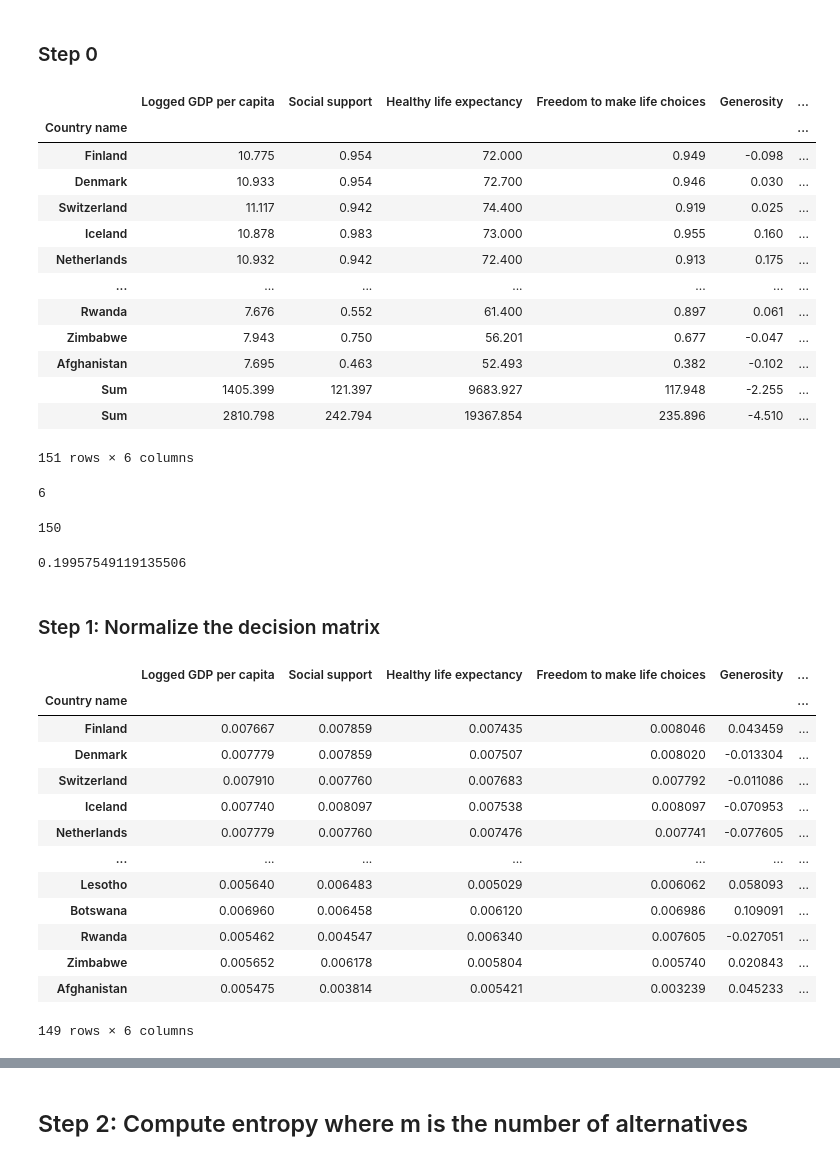
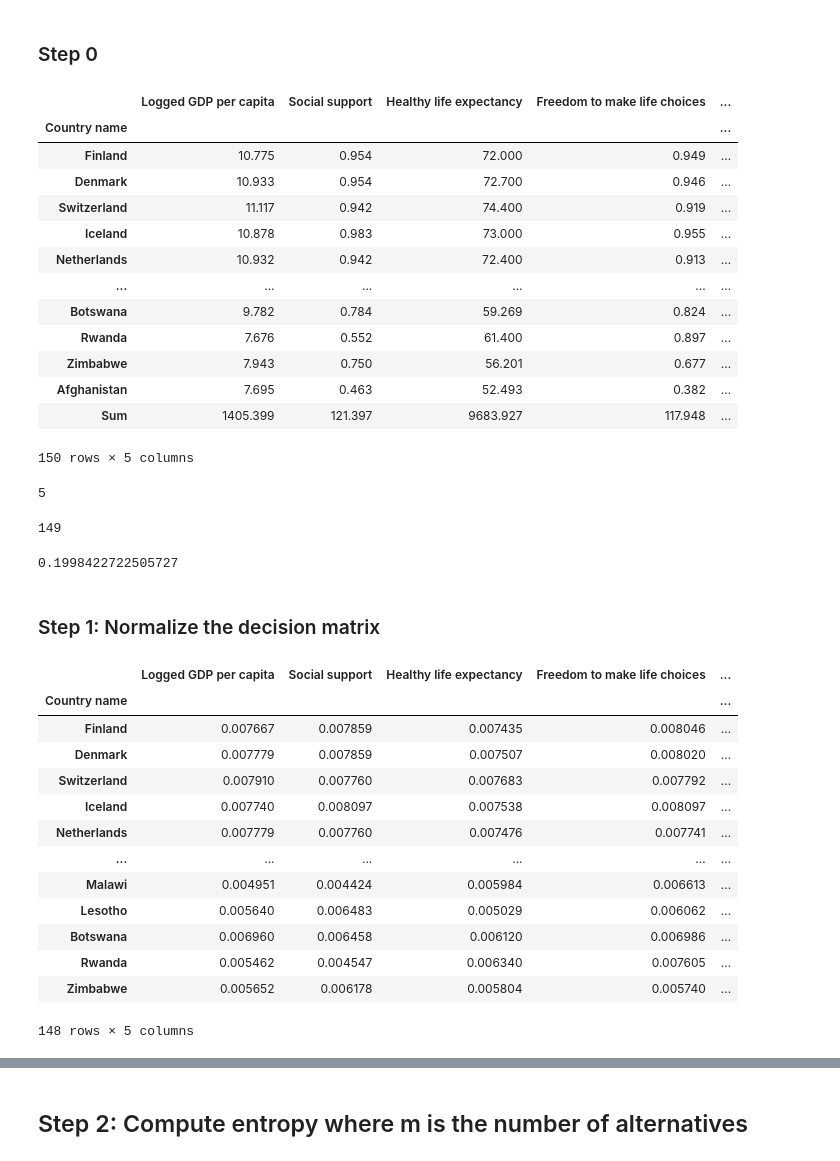
Before and after one commit to belkisbaccar/Decision-Support-System, a Jupyter notebook: MCDM.ipynb, the cells around one changed output, grey strips where cells are left out. Cells and saved outputs as stored; diff of their text form; code cells hidden in the pictures.

```diff
--- a/MCDM.ipynb
+++ b/MCDM.ipynb
@@ -72,41 +79,41 @@ df
 # %%
 Sum = df.sum(axis = 0)
 Sum = Sum.rename("Sum")
-df = df.append(Sum,ignore_index=False)
-df
+df0 = df.append(Sum,ignore_index=False)
+df0
 # %% [output]
-|  | Logged GDP per capita | Social support | Healthy life expectancy | Freedom to make life choices | Generosity | ... |
-| Country name |  |  |  |  |  | ... |
-| Finland | 10.775 | 0.954 | 72.000 | 0.949 | -0.098 | ... |
-| Denmark | 10.933 | 0.954 | 72.700 | 0.946 | 0.030 | ... |
-| Switzerland | 11.117 | 0.942 | 74.400 | 0.919 | 0.025 | ... |
-| Iceland | 10.878 | 0.983 | 73.000 | 0.955 | 0.160 | ... |
-| Netherlands | 10.932 | 0.942 | 72.400 | 0.913 | 0.175 | ... |
-| ... | ... | ... | ... | ... | ... | ... |
-| Rwanda | 7.676 | 0.552 | 61.400 | 0.897 | 0.061 | ... |
-| Zimbabwe | 7.943 | 0.750 | 56.201 | 0.677 | -0.047 | ... |
-| Afghanistan | 7.695 | 0.463 | 52.493 | 0.382 | -0.102 | ... |
-| Sum | 1405.399 | 121.397 | 9683.927 | 117.948 | -2.255 | ... |
-| Sum | 2810.798 | 242.794 | 19367.854 | 235.896 | -4.510 | ... |
+|  | Logged GDP per capita | Social support | Healthy life expectancy | Freedom to make life choices | ... |
+| Country name |  |  |  |  | ... |
+| Finland | 10.775 | 0.954 | 72.000 | 0.949 | ... |
+| Denmark | 10.933 | 0.954 | 72.700 | 0.946 | ... |
+| Switzerland | 11.117 | 0.942 | 74.400 | 0.919 | ... |
+| Iceland | 10.878 | 0.983 | 73.000 | 0.955 | ... |
+| Netherlands | 10.932 | 0.942 | 72.400 | 0.913 | ... |
+| ... | ... | ... | ... | ... | ... |
+| Botswana | 9.782 | 0.784 | 59.269 | 0.824 | ... |
+| Rwanda | 7.676 | 0.552 | 61.400 | 0.897 | ... |
+| Zimbabwe | 7.943 | 0.750 | 56.201 | 0.677 | ... |
+| Afghanistan | 7.695 | 0.463 | 52.493 | 0.382 | ... |
+| Sum | 1405.399 | 121.397 | 9683.927 | 117.948 | ... |
-151 rows × 6 columns
+150 rows × 5 columns
 # %%
 #n the number of criteria
 n = df.shape[1]
 n
 # %% [output]
-6
+5
 # %%
 # m the number of alternatives
 m = df.shape[0]
 m
 # %% [output]
-150
+149
 # %%
 # k which is 1/ln(m)
 k = 1/ np.log(m)
 k
 # %% [output]
-0.19957549119135506
+0.1998422722505727
 # %% [markdown]
 ### Step 1: Normalize the decision matrix
 # %%
@@ -116,20 +123,20 @@ df1.drop(df1.tail(1).index,inplace=True)
 df1 = df1 / Sum
 df1
 # %% [output]
-|  | Logged GDP per capita | Social support | Healthy life expectancy | Freedom to make life choices | Generosity | ... |
-| Country name |  |  |  |  |  | ... |
-| Finland | 0.007667 | 0.007859 | 0.007435 | 0.008046 | 0.043459 | ... |
-| Denmark | 0.007779 | 0.007859 | 0.007507 | 0.008020 | -0.013304 | ... |
-| Switzerland | 0.007910 | 0.007760 | 0.007683 | 0.007792 | -0.011086 | ... |
-| Iceland | 0.007740 | 0.008097 | 0.007538 | 0.008097 | -0.070953 | ... |
-| Netherlands | 0.007779 | 0.007760 | 0.007476 | 0.007741 | -0.077605 | ... |
-| ... | ... | ... | ... | ... | ... | ... |
-| Lesotho | 0.005640 | 0.006483 | 0.005029 | 0.006062 | 0.058093 | ... |
-| Botswana | 0.006960 | 0.006458 | 0.006120 | 0.006986 | 0.109091 | ... |
-| Rwanda | 0.005462 | 0.004547 | 0.006340 | 0.007605 | -0.027051 | ... |
-| Zimbabwe | 0.005652 | 0.006178 | 0.005804 | 0.005740 | 0.020843 | ... |
-| Afghanistan | 0.005475 | 0.003814 | 0.005421 | 0.003239 | 0.045233 | ... |
+|  | Logged GDP per capita | Social support | Healthy life expectancy | Freedom to make life choices | ... |
+| Country name |  |  |  |  | ... |
+| Finland | 0.007667 | 0.007859 | 0.007435 | 0.008046 | ... |
+| Denmark | 0.007779 | 0.007859 | 0.007507 | 0.008020 | ... |
+| Switzerland | 0.007910 | 0.007760 | 0.007683 | 0.007792 | ... |
+| Iceland | 0.007740 | 0.008097 | 0.007538 | 0.008097 | ... |
+| Netherlands | 0.007779 | 0.007760 | 0.007476 | 0.007741 | ... |
+| ... | ... | ... | ... | ... | ... |
+| Malawi | 0.004951 | 0.004424 | 0.005984 | 0.006613 | ... |
+| Lesotho | 0.005640 | 0.006483 | 0.005029 | 0.006062 | ... |
+| Botswana | 0.006960 | 0.006458 | 0.006120 | 0.006986 | ... |
+| Rwanda | 0.005462 | 0.004547 | 0.006340 | 0.007605 | ... |
+| Zimbabwe | 0.005652 | 0.006178 | 0.005804 | 0.005740 | ... |
-149 rows × 6 columns
+148 rows × 5 columns
 # %%
 # p_ij*ln(p_ij)
 df2 = df1.copy()
```
Also changed, not shown: parts of 23 cells of this notebook.
